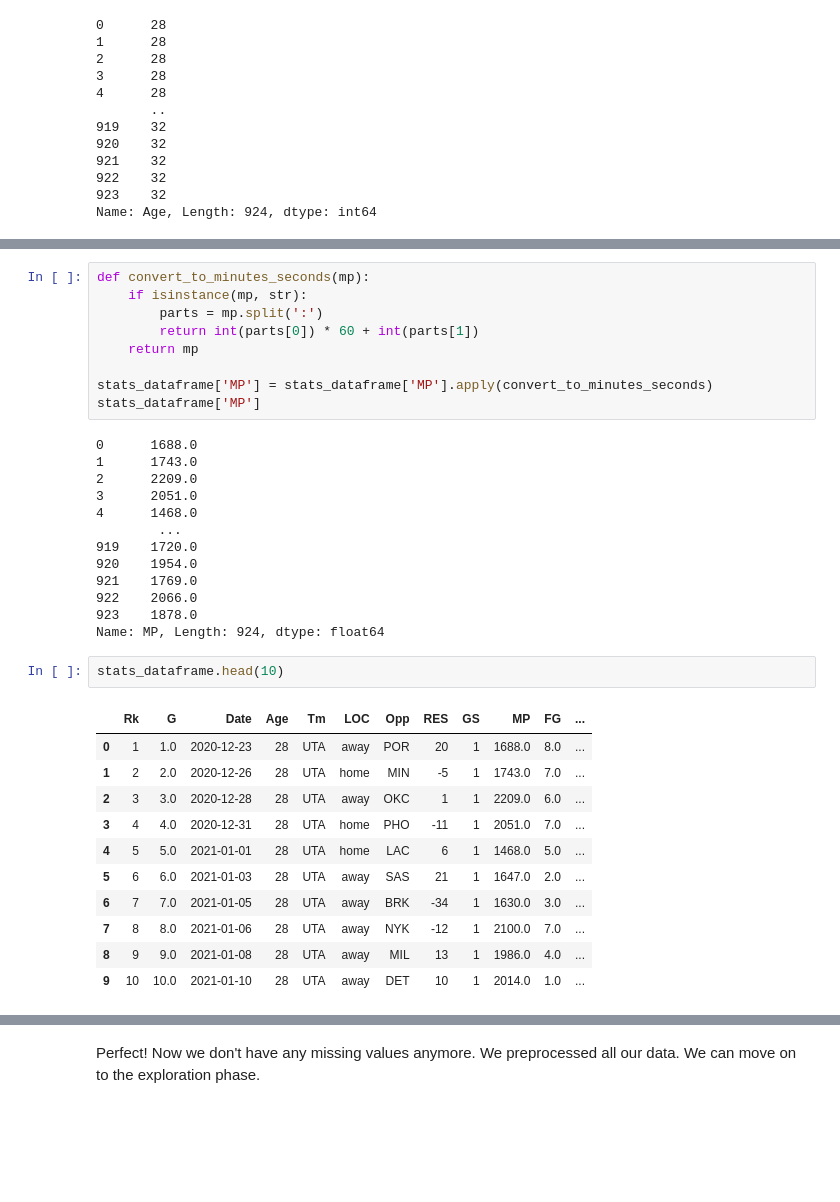
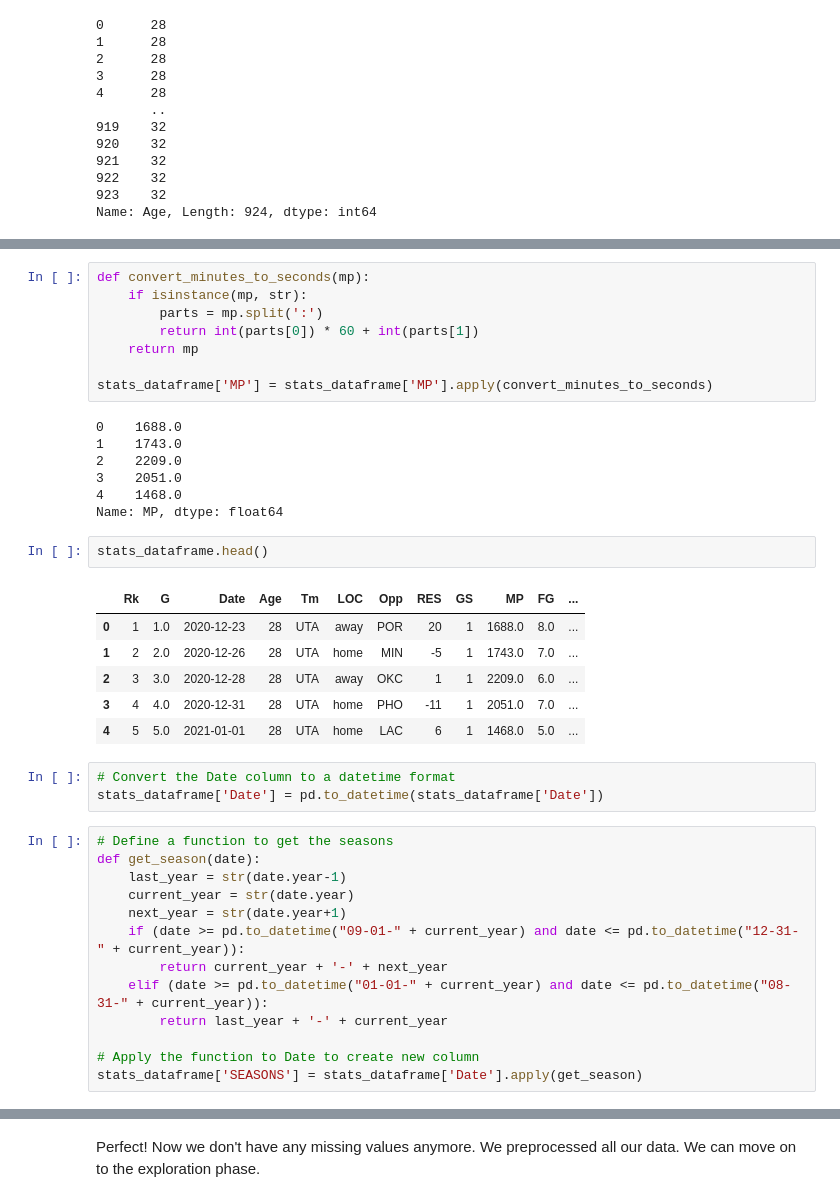
Before and after one commit to dounya-bourhani/NBA_stats_analysis, a Jupyter notebook: main_notebook.ipynb, the cells around one changed output, grey strips where cells are left out. Drawn from its saved outputs; the diff is of its cells as text; blank space fills up the shorter version.

```diff
--- a/main_notebook.ipynb
+++ b/main_notebook.ipynb
@@ -173,36 +166,40 @@ stats_dataframe
 # %%
-def convert_to_minutes_seconds(mp):
+def convert_minutes_to_seconds(mp):
     if isinstance(mp, str):
         parts = mp.split(':')
         return int(parts[0]) * 60 + int(parts[1])
     return mp
 
-stats_dataframe['MP'] = stats_dataframe['MP'].apply(convert_to_minutes_seconds)
-stats_dataframe['MP']
+stats_dataframe['MP'] = stats_dataframe['MP'].apply(convert_minutes_to_seconds)
 # %% [output]
-0      1688.0
-1      1743.0
-2      2209.0
-3      2051.0
-4      1468.0
-        ...
-919    1720.0
-920    1954.0
-921    1769.0
-922    2066.0
-923    1878.0
-Name: MP, Length: 924, dtype: float64
+0    1688.0
+1    1743.0
+2    2209.0
+3    2051.0
+4    1468.0
+Name: MP, dtype: float64
 # %%
-stats_dataframe.head(10)
+stats_dataframe.head()
 # %% [output]
 |  | Rk | G | Date | Age | Tm | LOC | Opp | RES | GS | MP | FG | ... |
 | 0 | 1 | 1.0 | 2020-12-23 | 28 | UTA | away | POR | 20 | 1 | 1688.0 | 8.0 | ... |
 | 1 | 2 | 2.0 | 2020-12-26 | 28 | UTA | home | MIN | -5 | 1 | 1743.0 | 7.0 | ... |
 | 2 | 3 | 3.0 | 2020-12-28 | 28 | UTA | away | OKC | 1 | 1 | 2209.0 | 6.0 | ... |
 | 3 | 4 | 4.0 | 2020-12-31 | 28 | UTA | home | PHO | -11 | 1 | 2051.0 | 7.0 | ... |
 | 4 | 5 | 5.0 | 2021-01-01 | 28 | UTA | home | LAC | 6 | 1 | 1468.0 | 5.0 | ... |
-| 5 | 6 | 6.0 | 2021-01-03 | 28 | UTA | away | SAS | 21 | 1 | 1647.0 | 2.0 | ... |
-| 6 | 7 | 7.0 | 2021-01-05 | 28 | UTA | away | BRK | -34 | 1 | 1630.0 | 3.0 | ... |
-| 7 | 8 | 8.0 | 2021-01-06 | 28 | UTA | away | NYK | -12 | 1 | 2100.0 | 7.0 | ... |
-| 8 | 9 | 9.0 | 2021-01-08 | 28 | UTA | away | MIL | 13 | 1 | 1986.0 | 4.0 | ... |
-| 9 | 10 | 10.0 | 2021-01-10 | 28 | UTA | away | DET | 10 | 1 | 2014.0 | 1.0 | ... |
+# %%
+# Convert the Date column to a datetime format
+stats_dataframe['Date'] = pd.to_datetime(stats_dataframe['Date'])
+# %%
+# Define a function to get the seasons
+def get_season(date):
+    last_year = str(date.year-1)
+    current_year = str(date.year)
+    next_year = str(date.year+1)
+    if (date >= pd.to_datetime("09-01-" + current_year) and date <= pd.to_datetime("12-31-" + current_year)):
+        return current_year + '-' + next_year
+    elif (date >= pd.to_datetime("01-01-" + current_year) and date <= pd.to_datetime("08-31-" + current_year)):
+        return last_year + '-' + current_year
+
+# Apply the function to Date to create new column
+stats_dataframe['SEASONS'] = stats_dataframe['Date'].apply(get_season)
```
Also changed, not shown: parts of 5 cells of this notebook, 1 other file.
